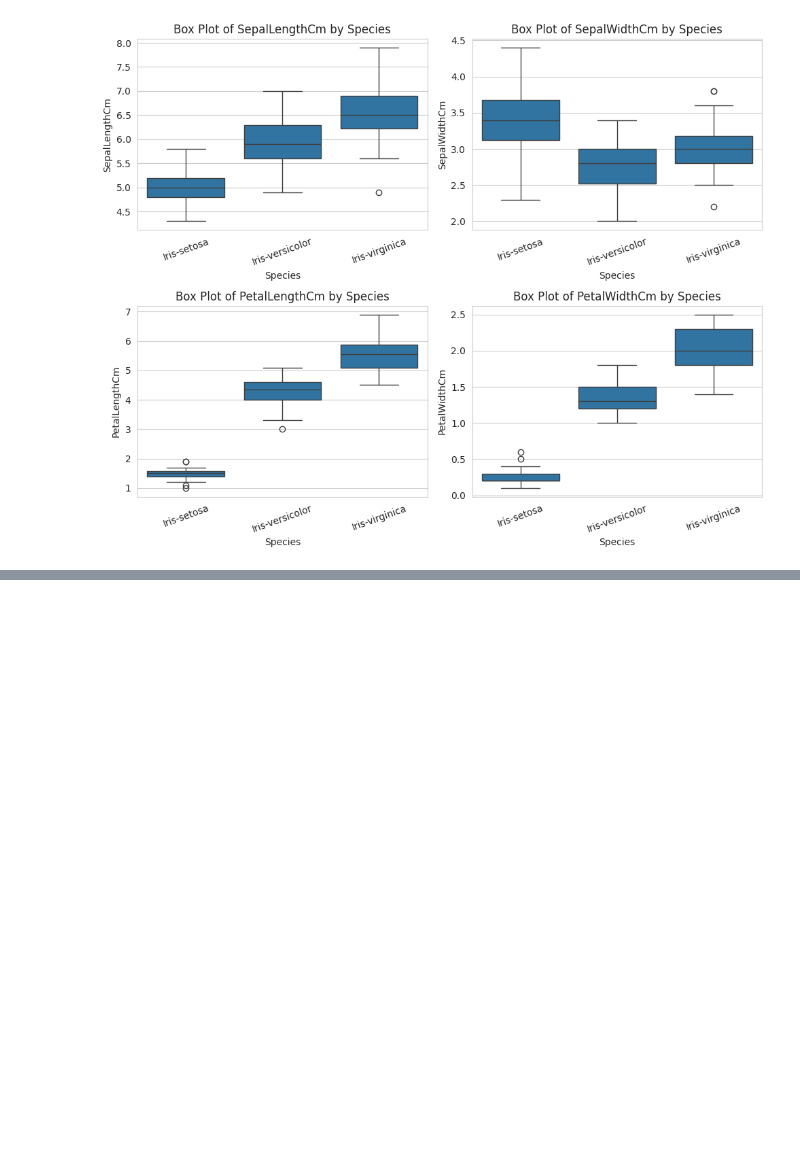
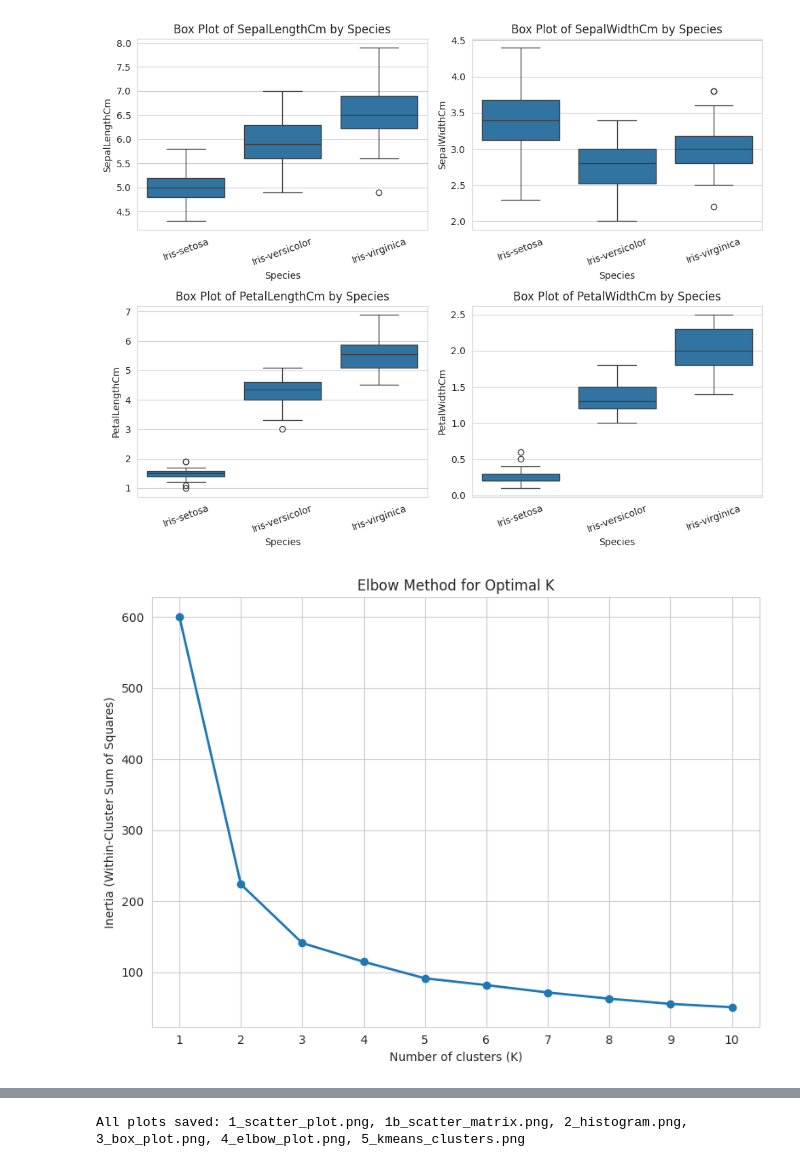
Before and after one commit to prathik002/DataScience-Lab, a Jupyter notebook: Program_17.ipynb, the cells around one changed output, grey strips where cells are left out. Drawn from its saved outputs; the diff is of its cells as text; code cells hidden in the pictures; blank space fills up the shorter version.

```diff
--- a/Program_17.ipynb
+++ b/Program_17.ipynb
@@ -1,7 +1,7 @@
 # %% [markdown]
 <a href="https://colab.research.google.com/github/prathik002/DataScience-Lab/blob/main/Program_17.ipynb" target="_parent"><img src="https://colab.research.google.com/assets/colab-badge.svg" alt="Open In Colab"/></a>
 # %%
-'''Program 17: Dataset: <Iris.csv>
+'''Program 17: Dataset: Iris.csv
 a) Conduct exploratory data analysis on the given dataset and report the details.
 b) Visualize the analysis results using (i) scatter plot (ii) histogram & (iii) box plot.
 c) Implement the K-Means clustering algorithm using the dataset. Try with different K values and plot the elbow graph for the k values.'''
@@ -15,9 +15,7 @@ from sklearn.preprocessing import StandardScaler
 
 sns.set_style("whitegrid")
 
-# -------------------------------------------------------------
 # Load data
-# -------------------------------------------------------------
 df = pd.read_csv("/content/Iris.csv")
 if "Id" in df.columns:
     df = df.drop(columns=["Id"])
@@ -86,9 +84,8 @@ plt.tight_layout()
 plt.savefig("3_box_plot.png", dpi=200)
 plt.show()
 
-# =================================================================
+
 # (c) K-MEANS CLUSTERING + ELBOW METHOD
-# =================================================================
 X = df[feature_cols].values
 X_scaled = StandardScaler().fit_transform(X)
 
@@ -108,7 +105,7 @@ plt.title("Elbow Method for Optimal K")
 plt.xticks(list(k_range))
 plt.tight_layout()
 plt.savefig("4_elbow_plot.png", dpi=200)
-plt.close()
+plt.show()
 
 print("\n" + "=" * 60)
 print("K-MEANS: Inertia for each K")
@@ -134,34 +131,35 @@ sns.scatterplot(
     data=df, x="PetalLengthCm", y="PetalWidthCm",
     hue="Cluster", palette="Set1", style="Species", s=80
 )
 plt.title(f"K-Means Clusters (K={final_k}) on Petal Length vs Petal Width")
 plt.tight_layout()
 plt.savefig("5_kmeans_clusters.png", dpi=200)
-plt.close()
+plt.show()
 
 print("\nAll plots saved: 1_scatter_plot.png, 1b_scatter_matrix.png, "
       "2_histogram.png, 3_box_plot.png, 4_elbow_plot.png, 5_kmeans_clusters.png")
 # %% [output]
 ============================================================
 EXPLORATORY DATA ANALYSIS
 ============================================================
 
 Shape of dataset: (150, 5)
 
 Data types:
 SepalLengthCm    float64
 SepalWidthCm     float64
 PetalLengthCm    float64
 PetalWidthCm     float64
 Species           object
 ... (45 lines left out)
 SepalWidthCm     0.334053
 PetalLengthCm   -0.274464
 PetalWidthCm    -0.104997
 dtype: float64
 [figure]
 [figure]
 [figure]
+[figure, added]
 ============================================================
 K-MEANS: Inertia for each K
 ============================================================
@@ -181,0 +181 @@ All plots saved: 1_scatter_plot.png, 1b_scatter_matrix.png, 2_histogram.png, 3_b
+All plots saved: 1_scatter_plot.png, 1b_scatter_matrix.png, 2_histogram.png, 3_box_plot.png, 4_elbow_plot.png, 5_kmeans_clusters.png
```
Also changed, not shown: parts of 1 cell of this notebook.
